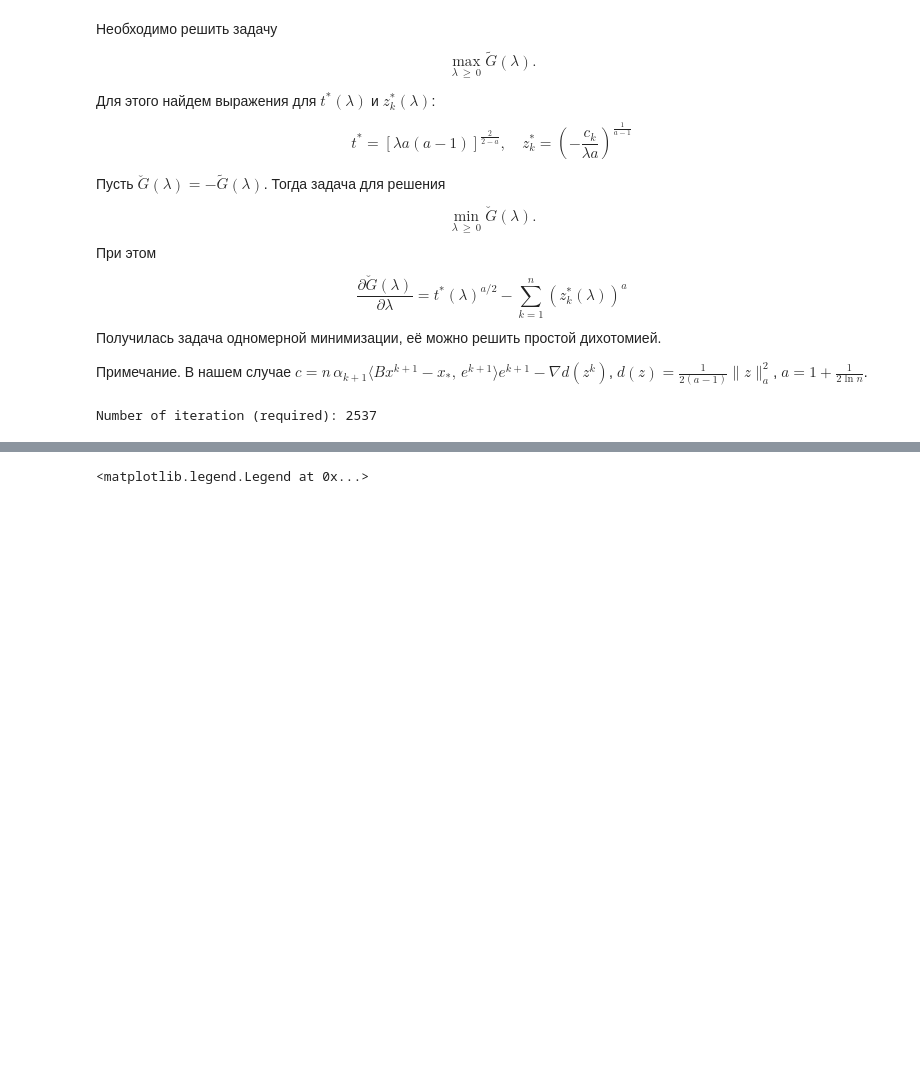
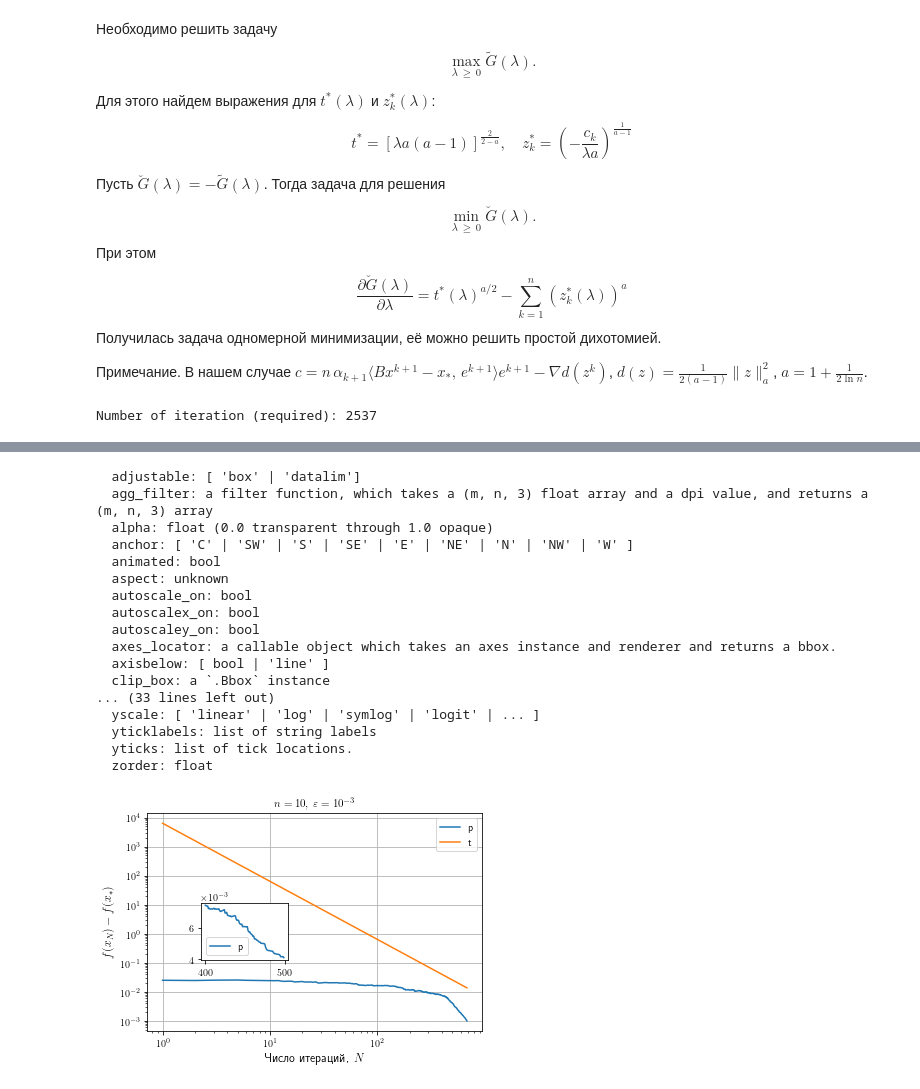
Before and after one commit to JaneJaneVL/ACDS, a Jupyter notebook: ACDSn10.ipynb, the cells around one changed output, grey strips where cells are left out. Cells and saved outputs as stored; diff of their text form; code cells hidden in the pictures; blank space fills up the shorter version.

```diff
--- a/ACDSn10.ipynb
+++ b/ACDSn10.ipynb
@@ -232,14 +262,32 @@ f_y [[0.00270617]] 500
 # %%
-%matplotlib notebook
-import matplotlib.pyplot as plt
-plt.grid(True)
-plt.plot(range(1, k+1), plt1, label = 'p')
-plt.plot(range(200, k + 1), [4*int(Vx0)*C_const*L/k/k for k in range(200, k + 1)], label='t')
-#plt.yscale('log')
-#plt.xscale('log')
-plt.xlabel(r"Число итераций, $N$", fontsize=12)
-plt.ylabel(r"$f(x_N)- f(x_*) $", fontsize=12)
-plt.title(r"$n = 10, \, \varepsilon = 10^{-3}$", fontsize = 11);
+figure(2)
+grid(True)
+
+plot(range(1, k+1), plt1, label = 'p')
+plot(range(1, k + 1), [4*int(Vx0)*C_const*L/k/k for k in range(1, k + 1)], label='t')
+yscale('log')
+xscale('log')
+xlabel(r"Число итераций, $N$", fontsize=12)
+ylabel(r"$f(x_N) - f(x_*) $", fontsize=12)
+title(r"$n = 10, \, \varepsilon = 10^{-3}$", fontsize = 11)
 #plt.ticklabel_format(style='sci', axis='y', scilimits=(-2, 2))
-plt.legend()
+legend()
+
+# Generate data for the zoomed portion
+X_detail = range(400, 500)
+Y_detail = [plt1[y] for y in X_detail]
+
+ # location for the zoomed portion
+sub_axes = axes([0.25, 0.37, 0.2, 0.2])
+
+# plot the zoomed portion
+sub_axes.plot(X_detail, Y_detail, label = 'p')#, c = 'k')
+sub_axes.ticklabel_format(style='sci', axis='y', scilimits=(-2, 2))
+sub_axes.legend()
+
+# insert the zoomed figure
+setp(sub_axes)
+
+
+show()
 # %% [output]
@@ -248 +294,18 @@ plt.legend()
-<matplotlib.legend.Legend at 0x...>
+  adjustable: [ 'box' | 'datalim']
+  agg_filter: a filter function, which takes a (m, n, 3) float array and a dpi value, and returns a (m, n, 3) array
+  alpha: float (0.0 transparent through 1.0 opaque)
+  anchor: [ 'C' | 'SW' | 'S' | 'SE' | 'E' | 'NE' | 'N' | 'NW' | 'W' ]
+  animated: bool
+  aspect: unknown
+  autoscale_on: bool
+  autoscalex_on: bool
+  autoscaley_on: bool
+  axes_locator: a callable object which takes an axes instance and renderer and returns a bbox.
+  axisbelow: [ bool | 'line' ]
+  clip_box: a `.Bbox` instance
+... (33 lines left out)
+  yscale: [ 'linear' | 'log' | 'symlog' | 'logit' | ... ]
+  yticklabels: list of string labels
+  yticks: list of tick locations.
+  zorder: float
+[figure, added]
```
Also changed, not shown: parts of 7 cells of this notebook.
